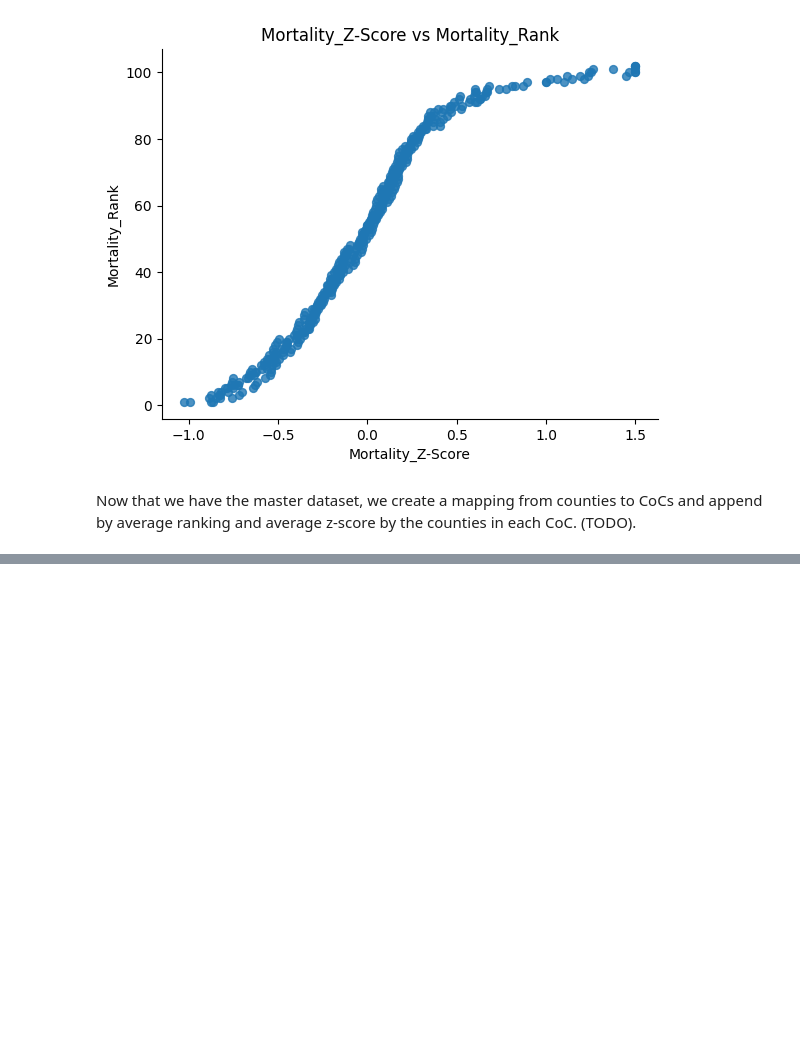
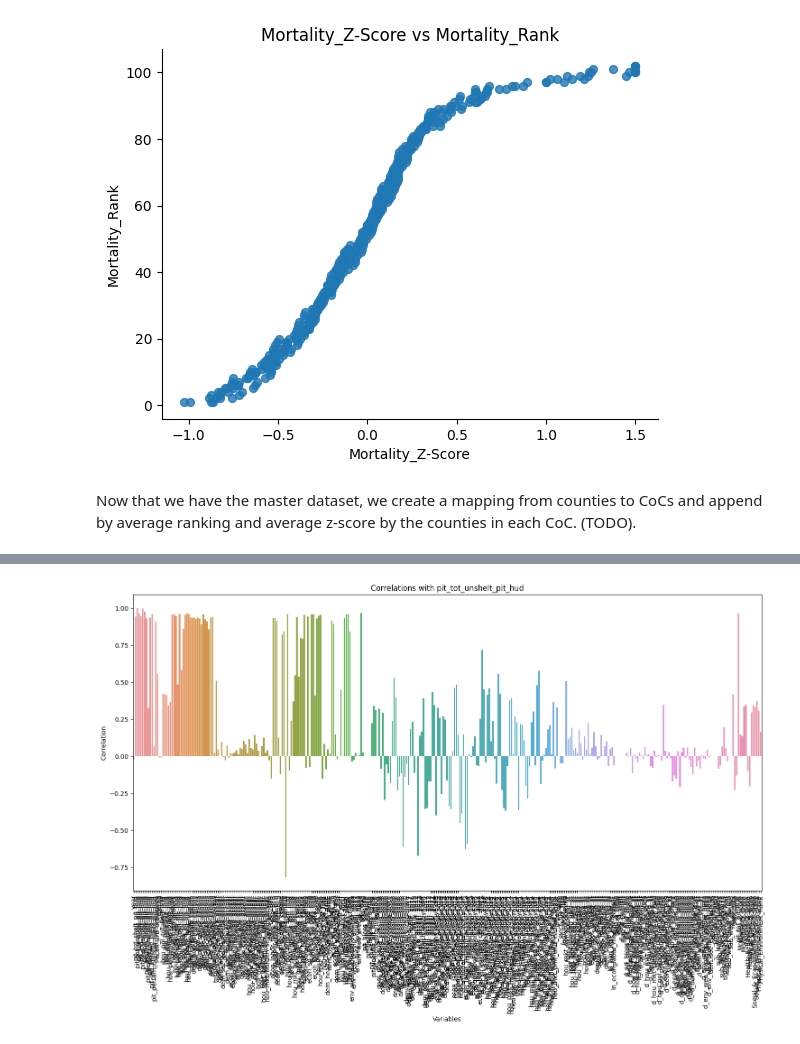
Before and after one commit to atharvanaik10/cs498-css, a Jupyter notebook: cs498_rp.ipynb, the cells around one changed output, grey strips where cells are left out. Drawn from its saved outputs; the diff is of its cells as text; code cells hidden in the pictures; blank space fills up the shorter version.

Commit message:
Added Correlation analysis (pca and correlation matrix) (Martina + Labdhi)

```diff
--- a/cs498_rp.ipynb
+++ b/cs498_rp.ipynb
@@ -262,0 +270,4 @@ Now that we have the master dataset, we create a mapping from counties to CoCs a
+# %%
+# Replace NaN values with 0
+df.fillna(0, inplace=True)
+df
@@ -262,0 +425,7 @@ Now that we have the master dataset, we create a mapping from counties to CoCs a
+# %%
+# Compute pairwise correlation of columns
+correlation_matrix = df[numeric_columns].corr()
+
+# Print correlation matrix
+print("Correlation Matrix:")
+print(correlation_matrix)
@@ -262,0 +450,15 @@ Now that we have the master dataset, we create a mapping from counties to CoCs a
+# %%
+# use a single column (unsheltered)
+specific_column = 'pit_tot_unshelt_pit_hud'  # Replace 'column_name' with the name of your specific column
+correlations_with_specific_column = correlation_matrix[specific_column]
+
+plt.figure(figsize=(15, 10))
+sns.barplot(x=correlations_with_specific_column.index, y=correlations_with_specific_column.values)
+plt.title(f'Correlations with {specific_column}')
+plt.xlabel('Variables')
+plt.ylabel('Correlation')
+plt.xticks(rotation=90)
+plt.tight_layout()
+plt.show()
+# %% [output]
+[figure, added]
```
Also changed, not shown: parts of 14 cells of this notebook.
